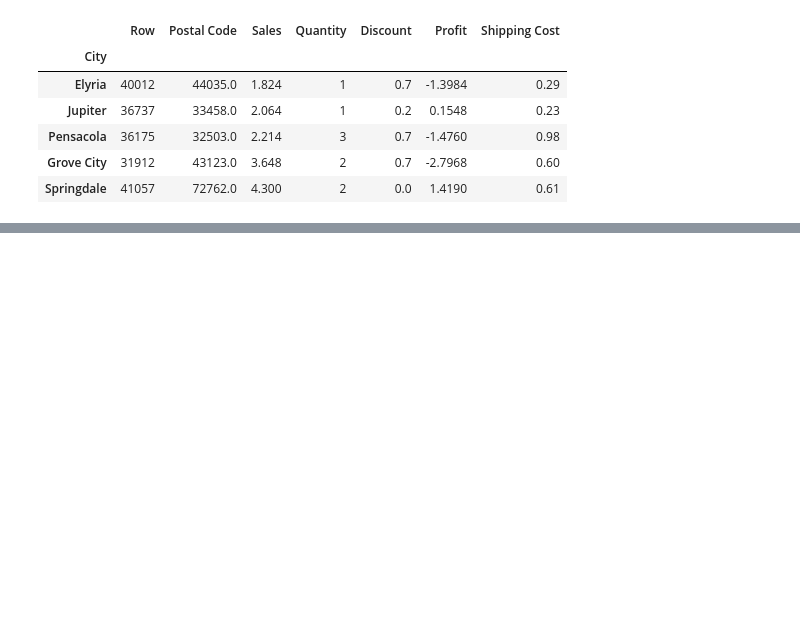
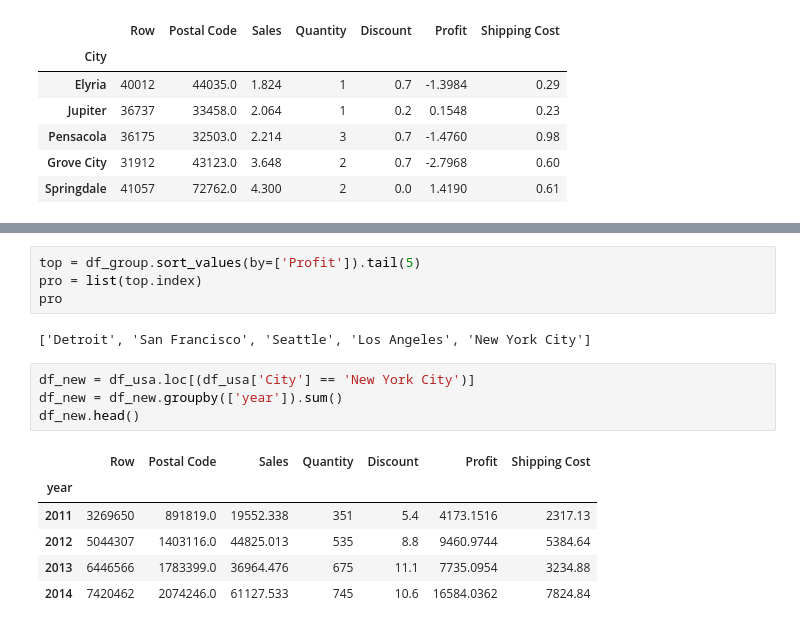
Before and after one commit to Joshfrederich/TechnoskillEZ, a Jupyter notebook: EZWIN.ipynb, the cells around one changed output, grey strips where cells are left out. Drawn from its saved outputs; the diff is of its cells as text; blank space fills up the shorter version.

```diff
--- a/EZWIN.ipynb
+++ b/EZWIN.ipynb
@@ -157,0 +174,17 @@ df_group.sort_values(by=['Sales']).tail(10)
+# %%
+top = df_group.sort_values(by=['Profit']).tail(5)
+pro = list(top.index)
+pro
+# %% [output]
+['Detroit', 'San Francisco', 'Seattle', 'Los Angeles', 'New York City']
+# %%
+df_new = df_usa.loc[(df_usa['City'] == 'New York City')]
+df_new = df_new.groupby(['year']).sum()
+df_new.head()
+# %% [output]
+|  | Row | Postal Code | Sales | Quantity | Discount | Profit | Shipping Cost |
+| year |  |  |  |  |  |  |  |
+| 2011 | 3269650 | 891819.0 | 19552.338 | 351 | 5.4 | 4173.1516 | 2317.13 |
+| 2012 | 5044307 | 1403116.0 | 44825.013 | 535 | 8.8 | 9460.9744 | 5384.64 |
+| 2013 | 6446566 | 1783399.0 | 36964.476 | 675 | 11.1 | 7735.0954 | 3234.88 |
+| 2014 | 7420462 | 2074246.0 | 61127.533 | 745 | 10.6 | 16584.0362 | 7824.84 |
```
Also changed, not shown: parts of 14 cells of this notebook.
